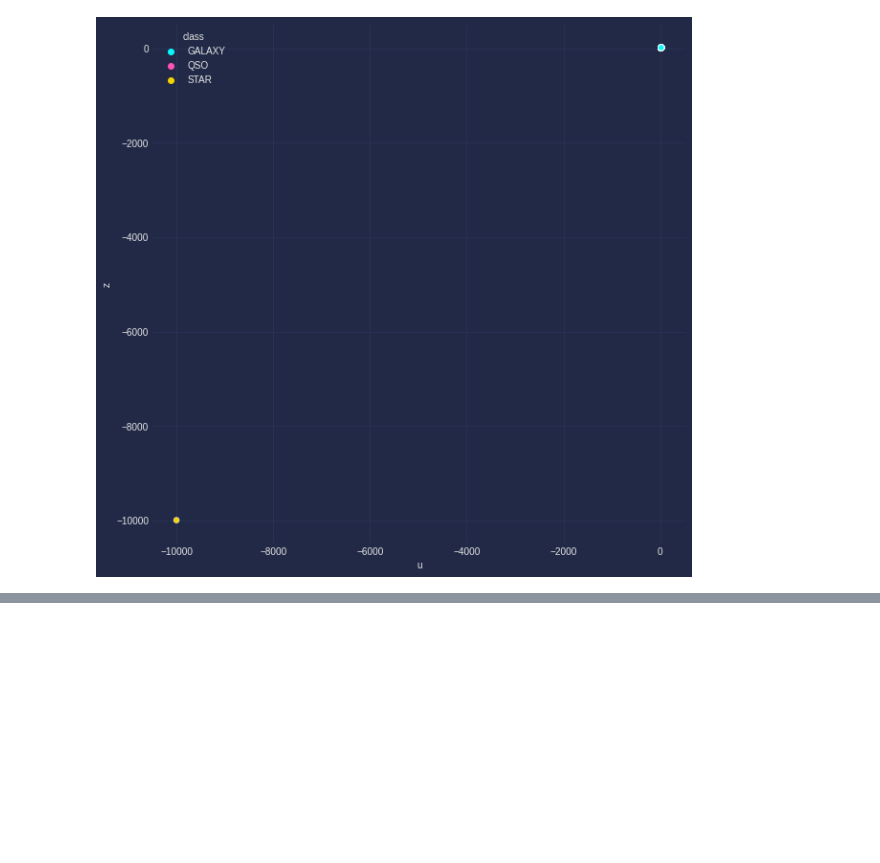
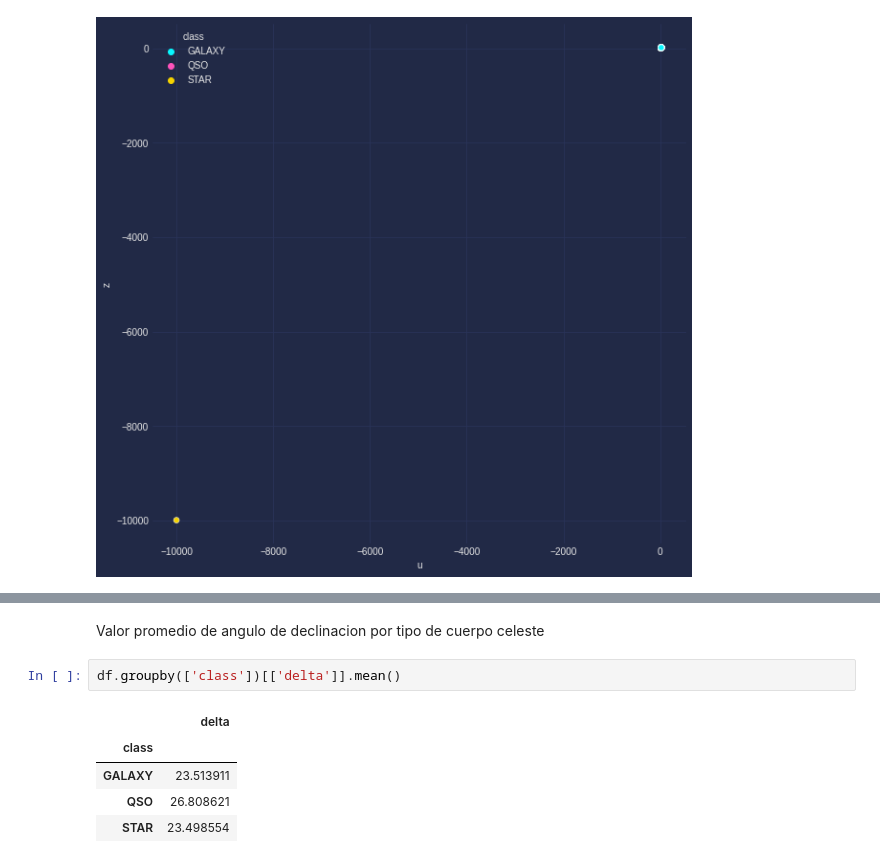
Before and after one commit to Nico-GP/Star_Classification, a Jupyter notebook: Star_Classification.ipynb, the cells around one changed output, grey strips where cells are left out. Cells and saved outputs as stored; diff of their text form; blank space fills up the shorter version.

```diff
--- a/Star_Classification.ipynb
+++ b/Star_Classification.ipynb
@@ -229,0 +240,10 @@ mplcyberpunk.make_scatter_glow()
+# %% [markdown]
+Valor promedio de angulo de declinacion por tipo de cuerpo celeste
+# %%
+df.groupby(['class'])[['delta']].mean()
+# %% [output]
+|  | delta |
+| class |  |
+| GALAXY | 23.513911 |
+| QSO | 26.808621 |
+| STAR | 23.498554 |
```
Also changed, not shown: parts of 15 cells of this notebook.
